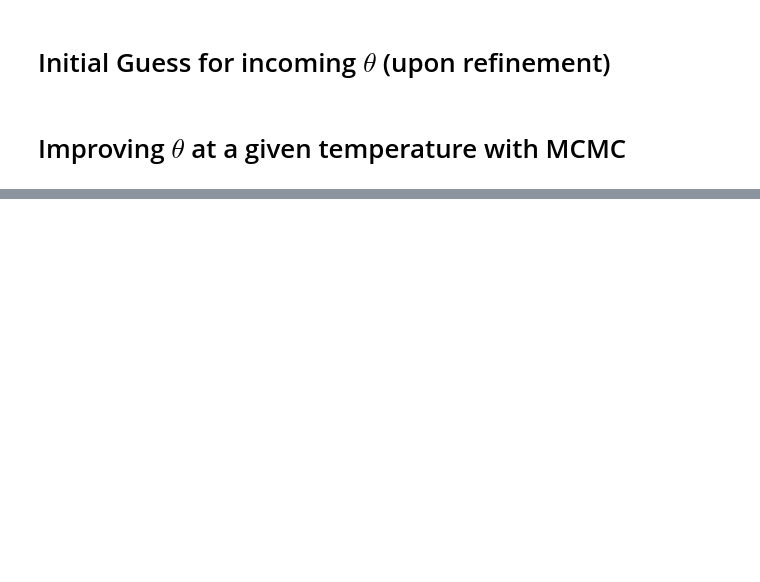
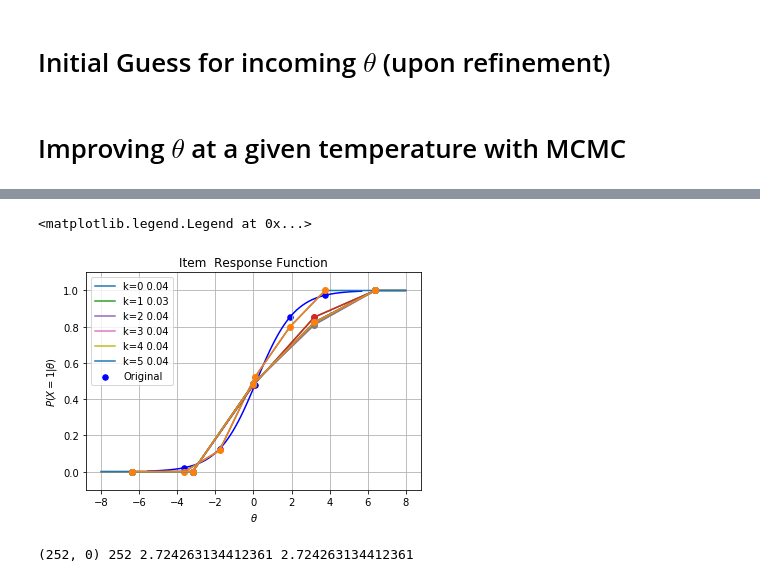
Before and after one commit to ETS-Next-Gen/irt-mcmc, a Jupyter notebook: notebooks/irt_solver_1d_simulated_data.ipynb, the cells around one changed output, grey strips where cells are left out. Saved outputs shown, nothing was run; the diff lists cells and outputs as text; code cells hidden in the pictures; blank space fills up the shorter version.

Commit message:
With theta ~ N(0,1) restriction, we get nice convergence of the MLE/IRF process.

```diff
--- a/notebooks/irt_solver_1d_simulated_data.ipynb
+++ b/notebooks/irt_solver_1d_simulated_data.ipynb
@@ -56,5 +56,6 @@ temperature = 1
 # Grid strategy.
 method = "uniform-fixed" # "quantile" # "uniform"
 # %%
-X, theta, b, c = nirt.simulate.simulate_data.generate_dichotomous_responses(P, I, C, asymptote=asym, discrimination=discrimination)
+X, theta_exact, b, c, v_exact = nirt.simulate.simulate_data.generate_dichotomous_responses(P, I, C, asymptote=asym, discrimination=discrimination)
 model_irf = [lambda t,i=i: nirt.simulate.simulate_data.three_pl_model(t, discrimination, b[i], asym) for i in range(I)]
+print("v_exact", v_exact)
@@ -110,7 +117,8 @@ plt.ylabel('#persons in bin');
 # %%
 # Generate histogram IRFs from a sample of persons.
 sample_size = P #initial_sample_per_bin * num_bins
-sample = np.random.choice(inactive, size=sample_size, replace=False)
+#sample = np.random.choice(inactive, size=sample_size, replace=False)
+sample = np.arange(P, dtype=int)
 active = np.concatenate((active, sample))
 theta_active = theta[sample]
 
@@ -289,0 +197,23 @@ print(L)
+# %%
+# Basic experiment: fix v at its exact value.
+v = v_exact
+num_iterations = 5
+
+t = theta[active]
+irf_history = [irf]
+e = nirt.error.error_norm_by_item(model_irf, irf)
+logger.info("t range {:.2f}, {:.2f}".format(t.min(), t.max()))
+logger.info("IRF error: {:.3f} +- {:.3f}".format(e.mean(), e.std()))
+for iter in range(num_iterations):
+    logger.info("iter {}/{}".format(iter, num_iterations))
+    irf = solver._update_irf(num_bins, t)
+    likelihood = nirt.likelihood.Likelihood(X, c, irf)
+    t = solver._improve_theta_by_mle(likelihood, t, v, active_ind)
+    t = t.reshape(theta_active.shape)
+    theta[active] = t
+#    v = np.var(theta[active], axis=0) ** 2
+    e = nirt.error.error_norm_by_item(model_irf, irf)
+    logger.info("t range {:.2f}, {:.2f}".format(t.min(), t.max()))
+    logger.info("IRF error: {:.3f} +- {:.3f}".format(e.mean(), e.std()))
+    logger.info("v {}".format(v))
+    irf_history.append(irf)
@@ -289,0 +238,11 @@ print(L)
+# %%
+i = 10
+ax = plt.gca()
+nirt.simulate.plot_irf.plot_model_irf(ax, grid[c[i]], model_irf[i], num_bins, color="blue", label="Original")
+for k, irf in enumerate(irf_history):
+    irf[i].plot(ax, label="k={} {:.2f}".format(k, nirt.error.error_norm(model_irf[i], irf[i])))
+ax.grid(True)
+ax.legend()
+# %% [output]
+<matplotlib.legend.Legend at 0x...>
+[figure, added]
@@ -289,0 +252,5 @@ print(L)
+# %%
+ind = np.unravel_index(np.argmax(mle, axis=None), mle.shape)
+print(ind, sample[ind[0]], mle.max(), mle[ind])
+# %% [output]
+(252, 0) 252 2.724263134412361 2.724263134412361
```
Also changed, not shown: parts of 19 cells of this notebook, 13 other files.
